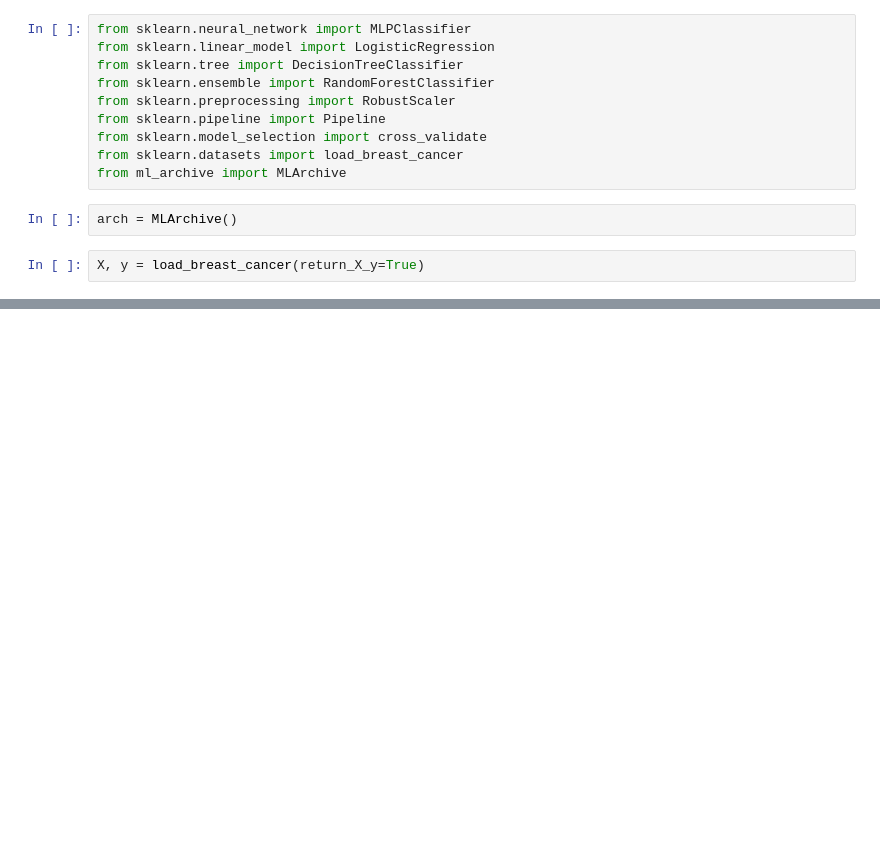
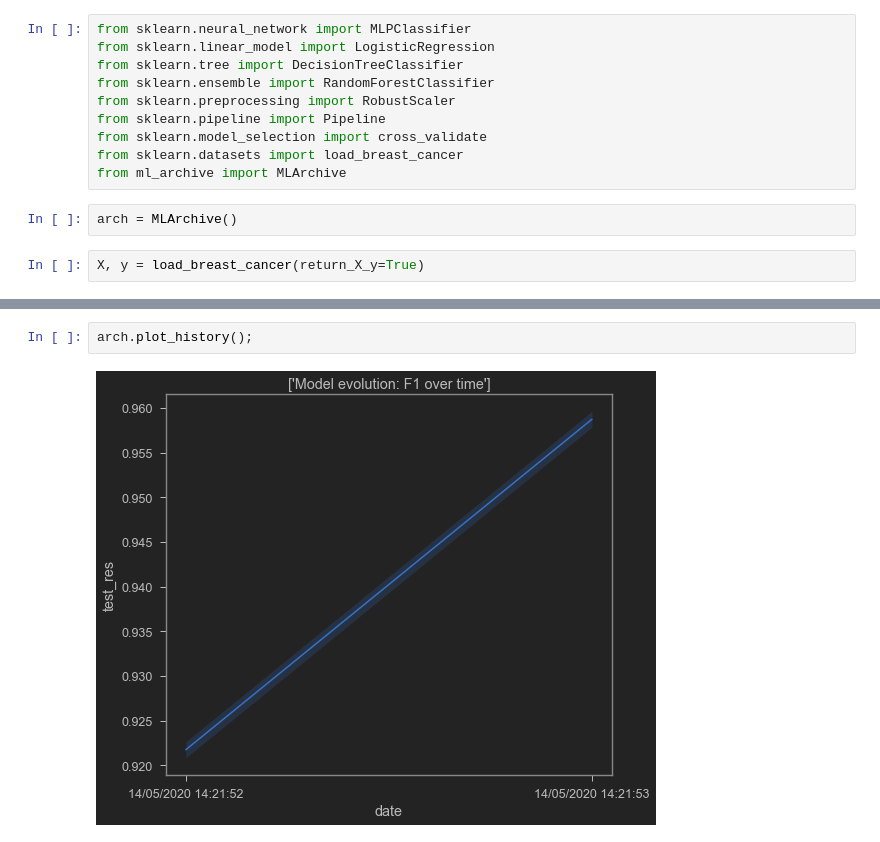
Before and after one commit to danilomotta/MLArchive, a Jupyter notebook: example.ipynb, the cells around one changed output, grey strips where cells are left out. Drawn from its saved outputs; the diff is of its cells as text; blank space fills up the shorter version.

Commit message:
testing plot

```diff
--- a/example.ipynb
+++ b/example.ipynb
@@ -79,0 +85,4 @@ arch.get_ranked_models()
+# %%
+arch.plot_history();
+# %% [output]
+[figure, added]
```
Also changed, not shown: parts of 5 cells of this notebook, 1 other file.
